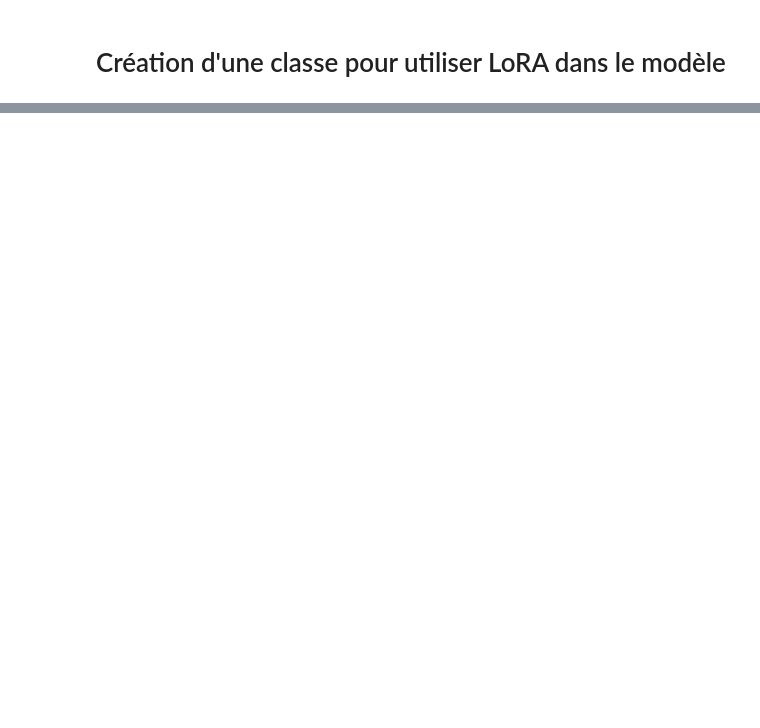
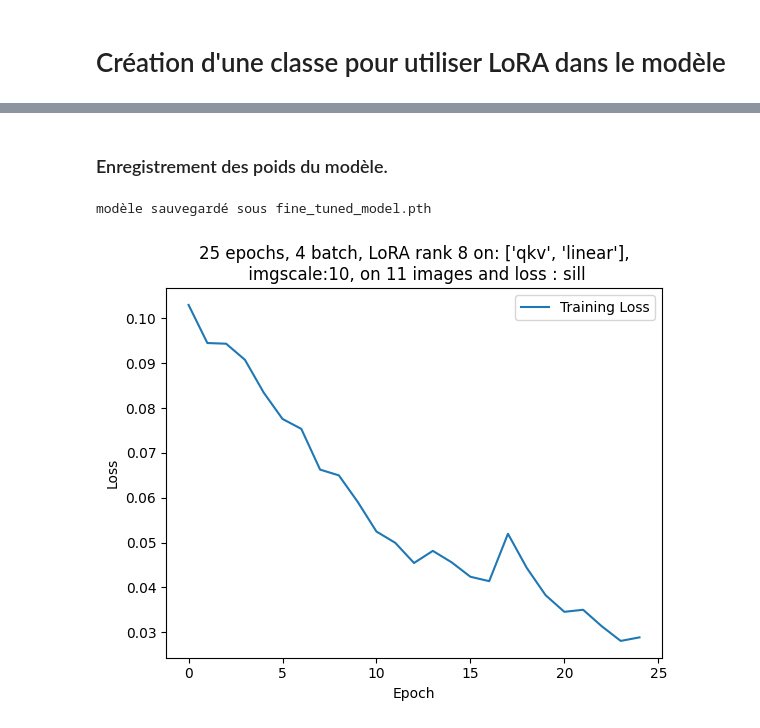
Before and after one commit to Arthurmgnr/LoRA-Fine-Tuning, a Jupyter notebook: loRA_depth_anything.ipynb, the cells around one changed output, grey strips where cells are left out. Drawn from its saved outputs; the diff is of its cells as text; code cells hidden in the pictures; blank space fills up the shorter version.

```diff
--- a/loRA_depth_anything.ipynb
+++ b/loRA_depth_anything.ipynb
@@ -152,0 +273,24 @@ ValueError: fp16 mixed precision requires a GPU (not 'mps').
+# %%
+img_scale = 10
+nbbatch = 4
+valtrain_size = 0.2
+alpha = 1e-4
+num_epochs = 25
+hist = [] #historique des loss
+loss_name = "sill"  # choix de la loss
+
+
+# On recharge le dataloader mais avec les paramètres ci dessus
+train_indices, val_indices = train_test_split(range(len(images_files)), train_size=valtrain_size, random_state=2025) #séparation train/validation
+train_images = [images_files[indice] for indice in train_indices]
+val_images = [images_files[indice] for indice in val_indices]
+train_depth = [depth_files[indice] for indice in train_indices]
+val_depth = [depth_files[indice] for indice in val_indices]
+
+# datasets
+train_dataset = DepthDataset(IMAGES_DIR, train_images, DEPTH_DIR, train_depth, img_scale)
+val_datatset = DepthDataset(IMAGES_DIR, val_images, DEPTH_DIR, val_depth, img_scale)
+
+# dataloader
+train_loader = DataLoader(train_dataset, batch_size=nbbatch, shuffle=True)
+val_loader = DataLoader(val_datatset, batch_size=nbbatch, shuffle=True)
@@ -152,0 +380,18 @@ ValueError: fp16 mixed precision requires a GPU (not 'mps').
+# %% [markdown]
+### Enregistrement des poids du modèle.
+# %%
+torch.save(model.state_dict(), "fine_tuned_model.pth")
+print("modèle sauvegardé sous fine_tuned_model.pth")
+# %% [output]
+modèle sauvegardé sous fine_tuned_model.pth
+# %%
+# diagnostic du modèle...
+plt.plot(hist, label='Training Loss')
+plt.xlabel('Epoch')
+plt.ylabel('Loss')
+plt.title(f'{num_epochs} epochs, {nbbatch} batch, LoRA rank {r} on: {lora_applied_layers},\n imgscale:{img_scale}, on {len(train_loader.dataset.image_files)} images and loss : {loss_name}')
+plt.legend()
+plt.savefig("Loss")
+plt.show()
+# %% [output]
+[figure, added]
```
Also changed, not shown: parts of 36 cells of this notebook, 9 other files.
